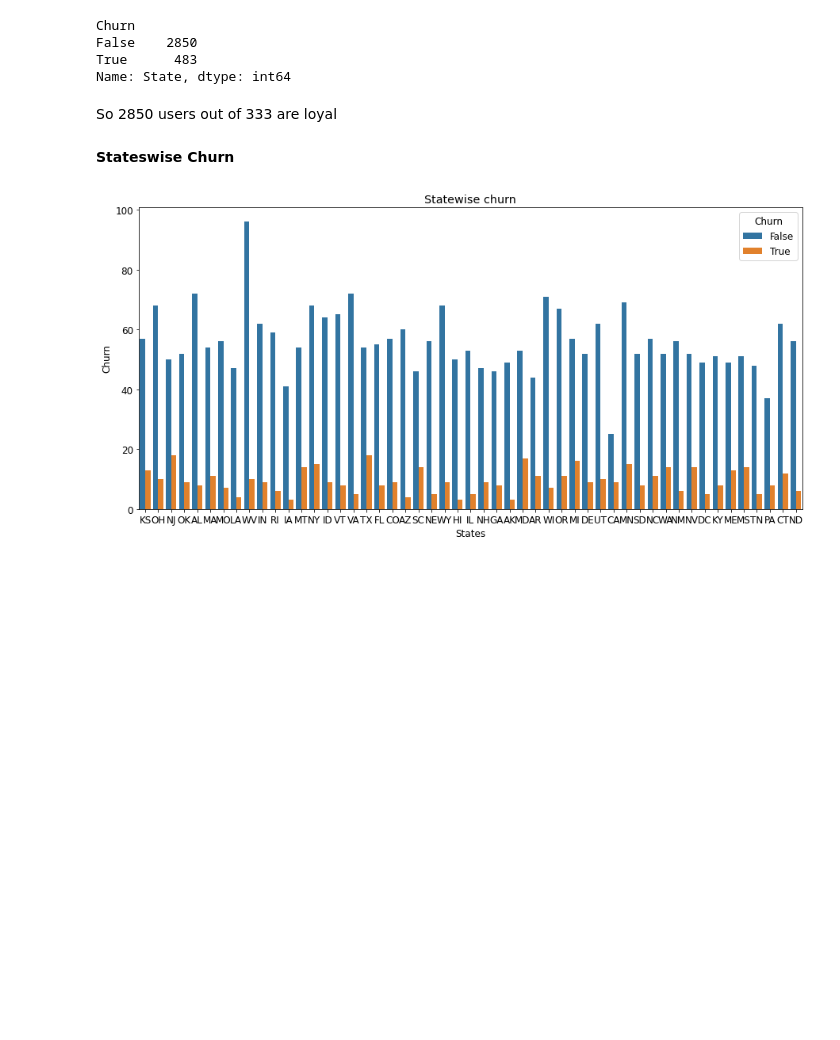
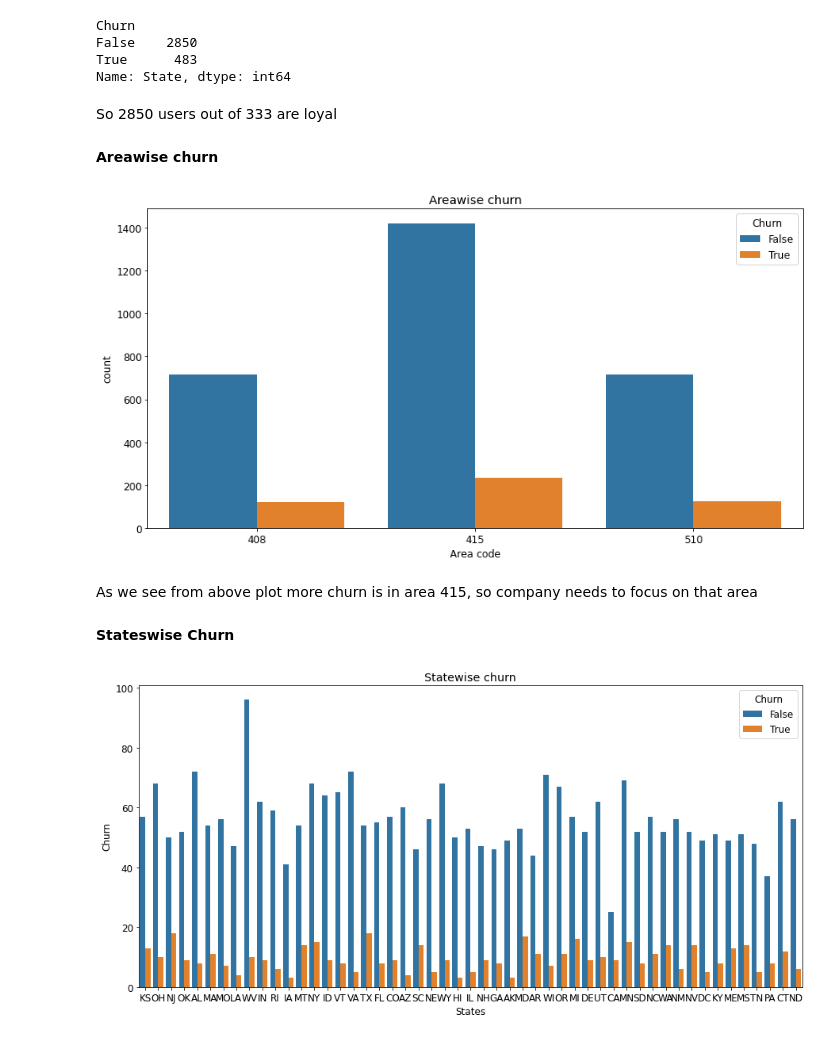
Before and after one commit to Ka275578/telecom_churn_analysis, a Jupyter notebook: telecom_churn_analysis.ipynb, the cells around one changed output. Saved outputs shown, nothing was run; the diff lists cells and outputs as text; code cells hidden in the pictures; blank space fills up the shorter version.

```diff
--- a/telecom_churn_analysis.ipynb
+++ b/telecom_churn_analysis.ipynb
@@ -209,6 +216,20 @@ True      483
 Name: State, dtype: int64
 # %% [markdown]
 So 2850 users out of 333 are loyal
+# %% [markdown]
+**Areawise churn**
+# %%
+plt.figure(figsize=(14,7))
+plt.title('Areawise churn')
+sns.countplot(x = 'Area code', hue = 'Churn', data=df)
+plt.xlabel('Area code')
+
+#plt.xticks(rotation = 0)
+plt.show()
+# %% [output]
+[figure, added]
+# %% [markdown]
+As we see from above plot more churn is in area 415, so company needs to focus on that area
 # %% [markdown]
 **Stateswise Churn**
 # %%
```
Also changed, not shown: parts of 20 cells of this notebook.
